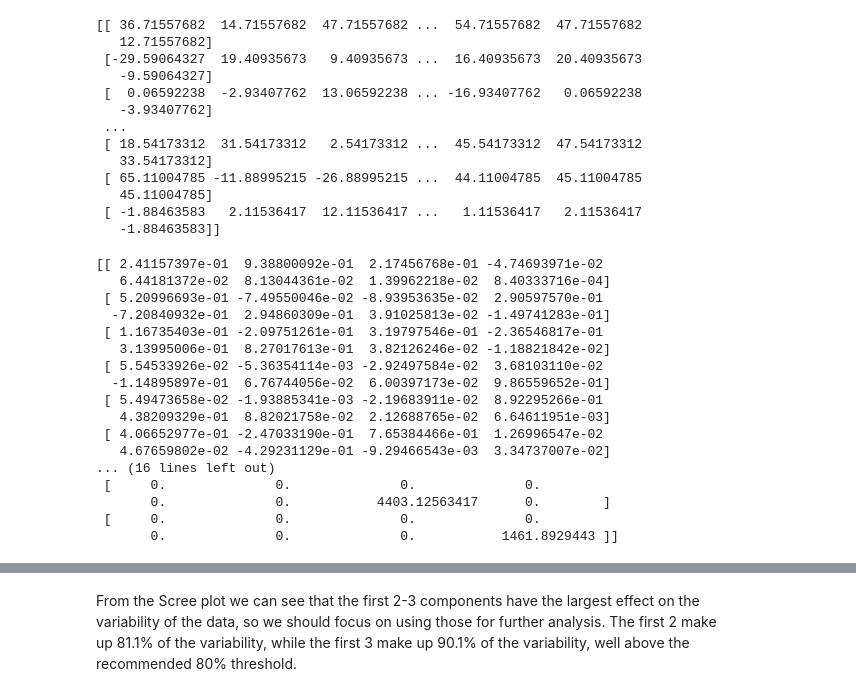
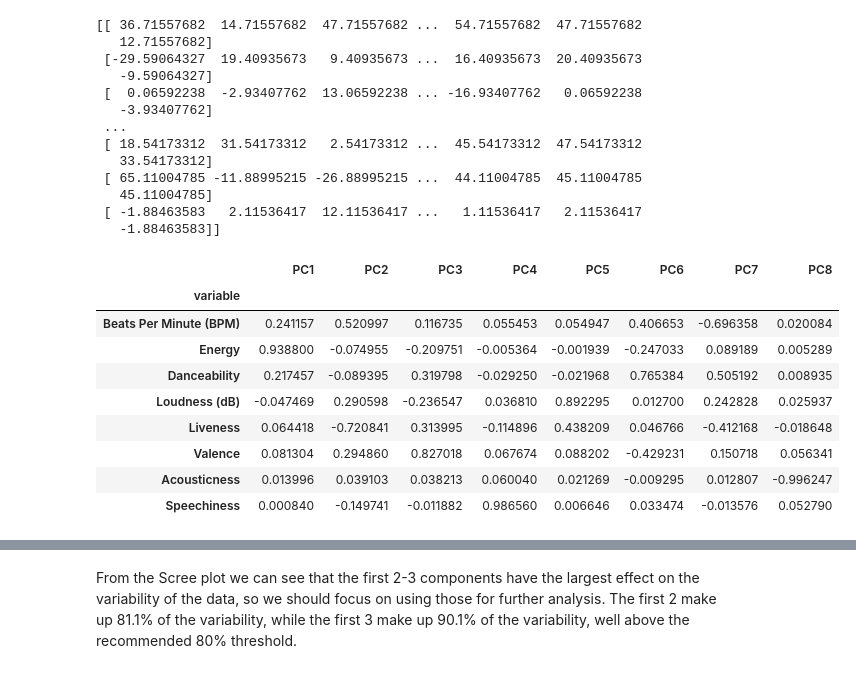
Before and after one commit to DarrenWu42/Cogs118b-Song-Analysis, a Jupyter notebook: PCA.ipynb, the cells around one changed output, grey strips where cells are left out. Drawn from its saved outputs; the diff is of its cells as text; code cells hidden in the pictures.

```diff
--- a/PCA.ipynb
+++ b/PCA.ipynb
@@ -124,26 +124,24 @@ print(c_diff)
  [ -1.88463583   2.11536417  12.11536417 ...   1.11536417   2.11536417
    -1.88463583]]
 # %%
-cov_matrix=np.matmul(c_diff, c_diff.transpose())/7
+cov_matrix=np.matmul(c_standardized, c_standardized.transpose())/7
 dold, vold = np.linalg.eig(cov_matrix)
 v, d = eigsort(vold, dold)
-print(v)
-print(d)
+
+num_pc = 8
+pc_list = ["PC"+str(i) for i in list(range(1, num_pc+1))]
+v_df = pd.DataFrame.from_dict(dict(zip(pc_list, v)))
+v_df['variable'] = characteristics_columns
+v_df = v_df.set_index('variable')
+v_df
 # %% [output]
-[[ 2.41157397e-01  9.38800092e-01  2.17456768e-01 -4.74693971e-02
-   6.44181372e-02  8.13044361e-02  1.39962218e-02  8.40333716e-04]
- [ 5.20996693e-01 -7.49550046e-02 -8.93953635e-02  2.90597570e-01
-  -7.20840932e-01  2.94860309e-01  3.91025813e-02 -1.49741283e-01]
- [ 1.16735403e-01 -2.09751261e-01  3.19797546e-01 -2.36546817e-01
-   3.13995006e-01  8.27017613e-01  3.82126246e-02 -1.18821842e-02]
- [ 5.54533926e-02 -5.36354114e-03 -2.92497584e-02  3.68103110e-02
-  -1.14895897e-01  6.76744056e-02  6.00397173e-02  9.86559652e-01]
- [ 5.49473658e-02 -1.93885341e-03 -2.19683911e-02  8.92295266e-01
-   4.38209329e-01  8.82021758e-02  2.12688765e-02  6.64611951e-03]
- [ 4.06652977e-01 -2.47033190e-01  7.65384466e-01  1.26996547e-02
-   4.67659802e-02 -4.29231129e-01 -9.29466543e-03  3.34737007e-02]
-... (16 lines left out)
- [     0.              0.              0.              0.
-       0.              0.           4403.12563417      0.        ]
- [     0.              0.              0.              0.
-       0.              0.              0.           1461.8929443 ]]
+|  | PC1 | PC2 | PC3 | PC4 | PC5 | PC6 | PC7 | PC8 |
+| variable |  |  |  |  |  |  |  |  |
+| Beats Per Minute (BPM) | 0.241157 | 0.520997 | 0.116735 | 0.055453 | 0.054947 | 0.406653 | -0.696358 | 0.020084 |
+| Energy | 0.938800 | -0.074955 | -0.209751 | -0.005364 | -0.001939 | -0.247033 | 0.089189 | 0.005289 |
+| Danceability | 0.217457 | -0.089395 | 0.319798 | -0.029250 | -0.021968 | 0.765384 | 0.505192 | 0.008935 |
+| Loudness (dB) | -0.047469 | 0.290598 | -0.236547 | 0.036810 | 0.892295 | 0.012700 | 0.242828 | 0.025937 |
+| Liveness | 0.064418 | -0.720841 | 0.313995 | -0.114896 | 0.438209 | 0.046766 | -0.412168 | -0.018648 |
+| Valence | 0.081304 | 0.294860 | 0.827018 | 0.067674 | 0.088202 | -0.429231 | 0.150718 | 0.056341 |
+| Acousticness | 0.013996 | 0.039103 | 0.038213 | 0.060040 | 0.021269 | -0.009295 | 0.012807 | -0.996247 |
+| Speechiness | 0.000840 | -0.149741 | -0.011882 | 0.986560 | 0.006646 | 0.033474 | -0.013576 | 0.052790 |
```
Also changed, not shown: parts of 7 cells of this notebook, 1 other file.
